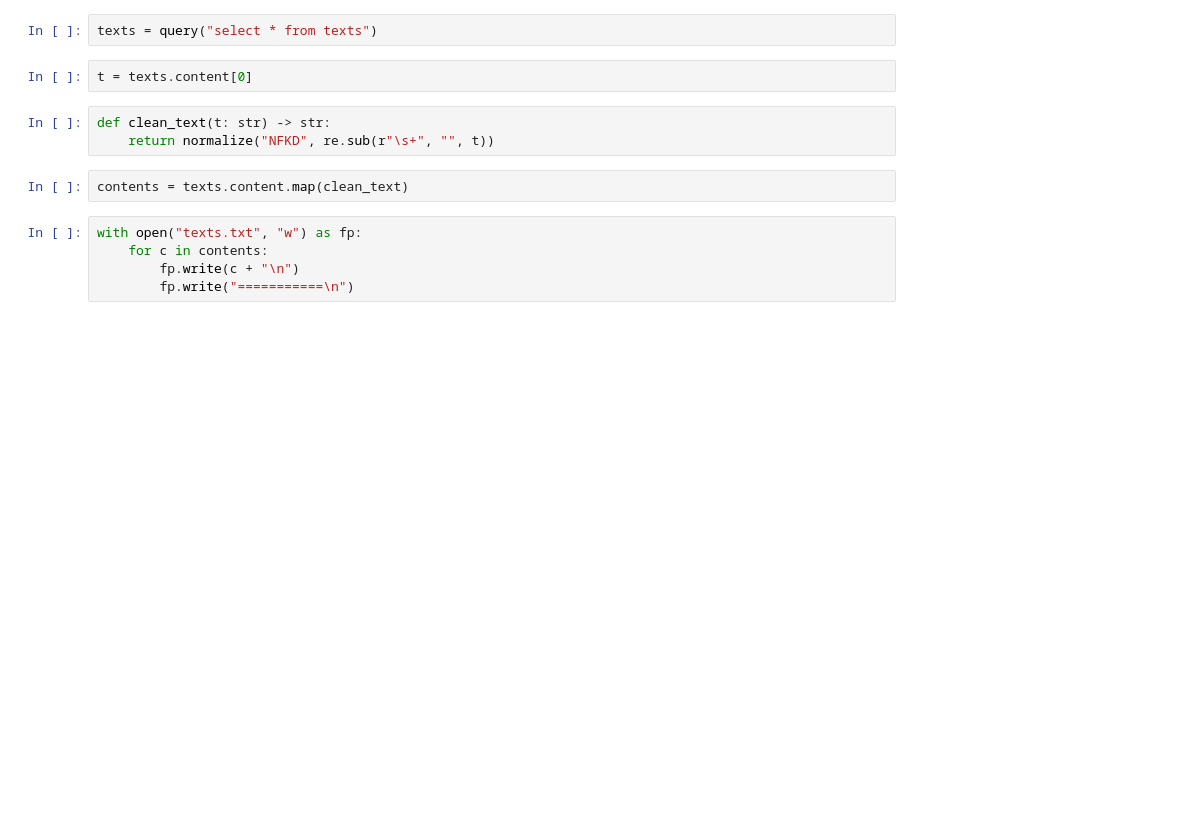
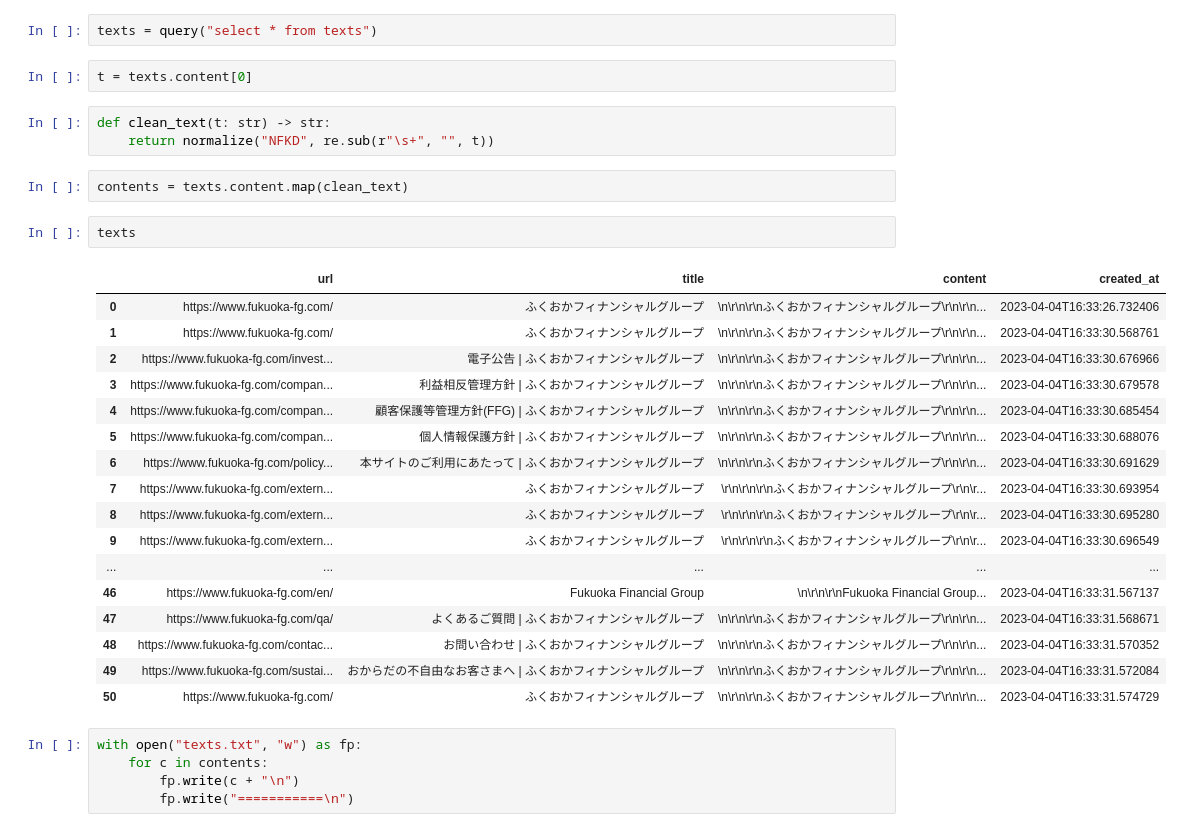
Before and after one commit to hotoku/ffg-crawl, a Jupyter notebook: works/20230404_check_text.ipynb, the cells around one changed output. Drawn from its saved outputs; the diff is of its cells as text; blank space fills up the shorter version.

```diff
--- a/works/20230404_check_text.ipynb
+++ b/works/20230404_check_text.ipynb
@@ -50,6 +21,26 @@ def clean_text(t: str) -> str:
     return normalize("NFKD", re.sub(r"\s+", "", t))
 # %%
 contents = texts.content.map(clean_text)
+# %%
+texts
+# %% [output]
+|  | url | title | content | created_at |
+| 0 | https://www.fukuoka-fg.com/ | ふくおかフィナンシャルグループ | \n\r\n\r\nふくおかフィナンシャルグループ\r\n\r\n... | 2023-04-04T16:33:26.732406 |
+| 1 | https://www.fukuoka-fg.com/ | ふくおかフィナンシャルグループ | \n\r\n\r\nふくおかフィナンシャルグループ\r\n\r\n... | 2023-04-04T16:33:30.568761 |
+| 2 | https://www.fukuoka-fg.com/invest... | 電子公告 | ふくおかフィナンシャルグループ | \n\r\n\r\nふくおかフィナンシャルグループ\r\n\r\n... | 2023-04-04T16:33:30.676966 |
+| 3 | https://www.fukuoka-fg.com/compan... | 利益相反管理方針 | ふくおかフィナンシャルグループ | \n\r\n\r\nふくおかフィナンシャルグループ\r\n\r\n... | 2023-04-04T16:33:30.679578 |
+| 4 | https://www.fukuoka-fg.com/compan... | 顧客保護等管理方針(FFG) | ふくおかフィナンシャルグループ | \n\r\n\r\nふくおかフィナンシャルグループ\r\n\r\n... | 2023-04-04T16:33:30.685454 |
+| 5 | https://www.fukuoka-fg.com/compan... | 個人情報保護方針 | ふくおかフィナンシャルグループ | \n\r\n\r\nふくおかフィナンシャルグループ\r\n\r\n... | 2023-04-04T16:33:30.688076 |
+| 6 | https://www.fukuoka-fg.com/policy... | 本サイトのご利用にあたって | ふくおかフィナンシャルグループ | \n\r\n\r\nふくおかフィナンシャルグループ\r\n\r\n... | 2023-04-04T16:33:30.691629 |
+| 7 | https://www.fukuoka-fg.com/extern... | ふくおかフィナンシャルグループ | \r\n\r\n\r\nふくおかフィナンシャルグループ\r\n\r... | 2023-04-04T16:33:30.693954 |
+| 8 | https://www.fukuoka-fg.com/extern... | ふくおかフィナンシャルグループ | \r\n\r\n\r\nふくおかフィナンシャルグループ\r\n\r... | 2023-04-04T16:33:30.695280 |
+| 9 | https://www.fukuoka-fg.com/extern... | ふくおかフィナンシャルグループ | \r\n\r\n\r\nふくおかフィナンシャルグループ\r\n\r... | 2023-04-04T16:33:30.696549 |
+| ... | ... | ... | ... | ... |
+| 46 | https://www.fukuoka-fg.com/en/ | Fukuoka Financial Group | \n\r\n\r\nFukuoka Financial Group... | 2023-04-04T16:33:31.567137 |
+| 47 | https://www.fukuoka-fg.com/qa/ | よくあるご質問 | ふくおかフィナンシャルグループ | \n\r\n\r\nふくおかフィナンシャルグループ\r\n\r\n... | 2023-04-04T16:33:31.568671 |
+| 48 | https://www.fukuoka-fg.com/contac... | お問い合わせ | ふくおかフィナンシャルグループ | \n\r\n\r\nふくおかフィナンシャルグループ\r\n\r\n... | 2023-04-04T16:33:31.570352 |
+| 49 | https://www.fukuoka-fg.com/sustai... | おからだの不自由なお客さまへ | ふくおかフィナンシャルグループ | \n\r\n\r\nふくおかフィナンシャルグループ\r\n\r\n... | 2023-04-04T16:33:31.572084 |
+| 50 | https://www.fukuoka-fg.com/ | ふくおかフィナンシャルグループ | \n\r\n\r\nふくおかフィナンシャルグループ\r\n\r\n... | 2023-04-04T16:33:31.574729 |
 # %%
 with open("texts.txt", "w") as fp:
     for c in contents:
```
Also changed, not shown: parts of 1 cell of this notebook, 6 other files.
